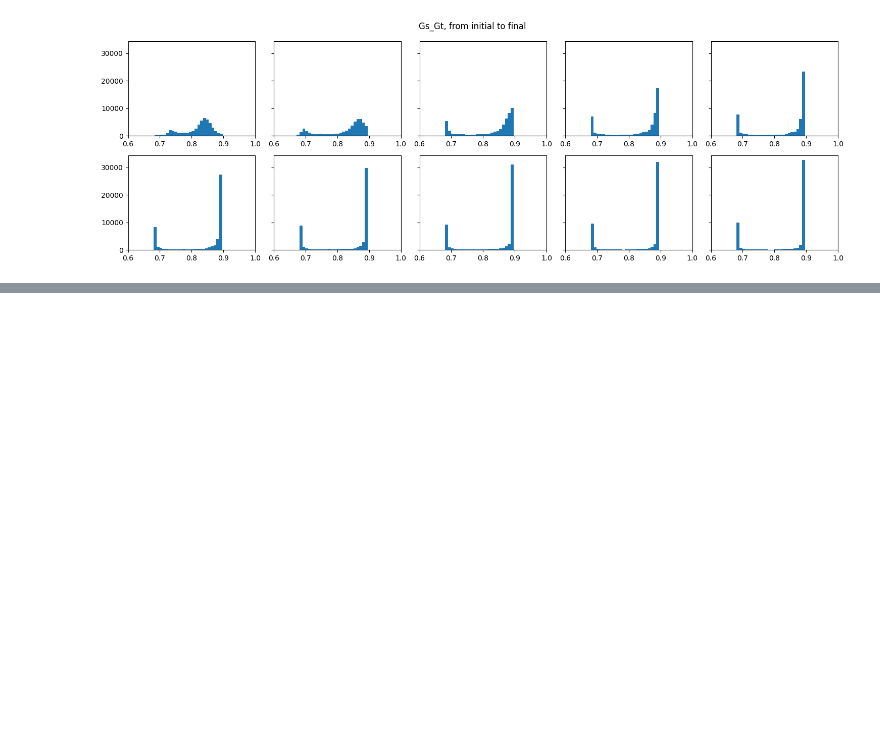
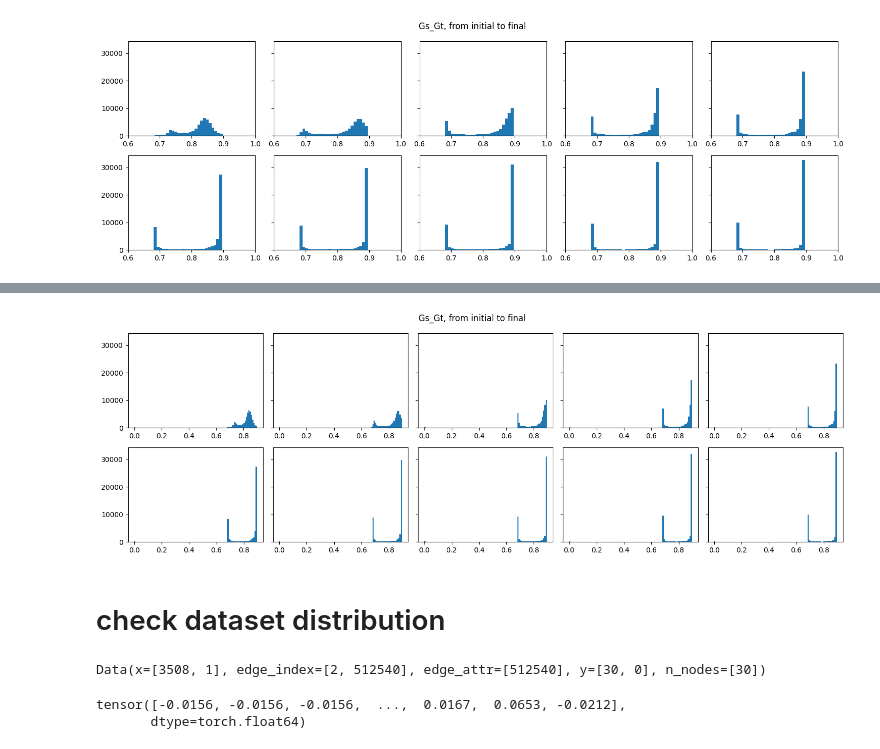
Before and after one commit to LspongebobJH/DiGress, a Jupyter notebook: notebooks/test_reverse_metrics.ipynb, the cells around one changed output, grey strips where cells are left out. Saved outputs shown, nothing was run; the diff lists cells and outputs as text; code cells hidden in the pictures; blank space fills up the shorter version.

```diff
--- a/notebooks/test_reverse_metrics.ipynb
+++ b/notebooks/test_reverse_metrics.ipynb
@@ -263,0 +283,8 @@ for i in range(2):
+# %%
+path = "/home/jiahang/DiGress/chain_results/2024-04-26/13-19-47-protein-debug/protein-debug/valid/9.pkl"
+import pickle
+with open(path, 'rb') as f:
+    metrics = pickle.load(f)
+with open('./tmp.pkl', 'rb') as f:
+    chains = pickle.load(f)
+G0, Gs_Gt, Gs_G0 = chains['G0'].cpu(), chains['Gs_Gt'].cpu(), chains['Gs_G0'].cpu()
@@ -263,0 +312,9 @@ for i in range(2):
+# %%
+path = "/home/jiahang/DiGress/chain_results/2024-04-26/13-19-47-protein-debug/protein-debug/test/20.pkl"
+import pickle
+with open(path, 'rb') as f:
+    metrics = pickle.load(f)
+with open('./tmp.pkl', 'rb') as f:
+    chains = pickle.load(f)
+# %%
+G0, Gs_Gt, Gs_G0 = chains['G0'].cpu(), chains['Gs_Gt'].cpu(), chains['Gs_G0'].cpu()
@@ -263,0 +325,8 @@ for i in range(2):
+# %%
+fig, axs = plt.subplots(2, 5, sharey=True, tight_layout=True, figsize=(15, 5))
+fig.suptitle("Gs_G0, from initial to final")
+nbins=40
+# We can set the number of bins with the *bins* keyword argument.
+for i in range(2):
+    for j in range(5):
+        axs[i][j].hist(Gs_G0[-(i*5 + j + 1)], bins=nbins)
@@ -263,0 +335,13 @@ for i in range(2):
+# %%
+fig, axs = plt.subplots(2, 5, sharey=True, tight_layout=True, figsize=(15, 5))
+fig.suptitle("Gs_Gt, from initial to final")
+nbins=100
+# We can set the number of bins with the *bins* keyword argument.
+for i in range(2):
+    for j in range(5):
+        axs[i][j].hist(Gs_Gt[-(i*5 + j + 1)], bins=nbins)
+        # axs[i][j].set_xlim([0.6, 1])
+# %% [output]
+[figure, added]
+# %% [markdown]
+# check dataset distribution
@@ -263,0 +353,9 @@ for i in range(2):
+# %%
+data
+# %% [output]
+Data(x=[3508, 1], edge_index=[2, 512540], edge_attr=[512540], y=[30, 0], n_nodes=[30])
+# %%
+data.edge_attr
+# %% [output]
+tensor([-0.0156, -0.0156, -0.0156,  ...,  0.0167,  0.0653, -0.0212],
+       dtype=torch.float64)
```
Also changed, not shown: parts of 39 cells of this notebook, 10 other files.
